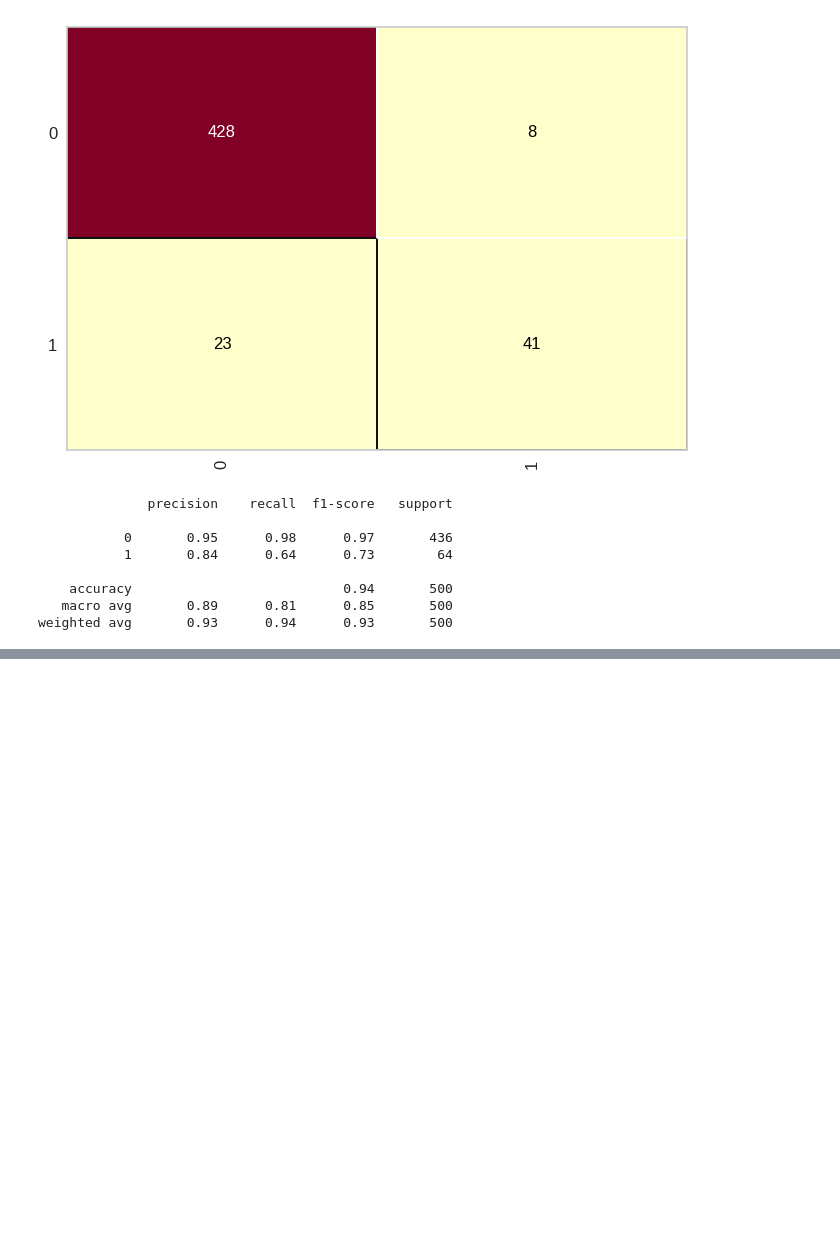
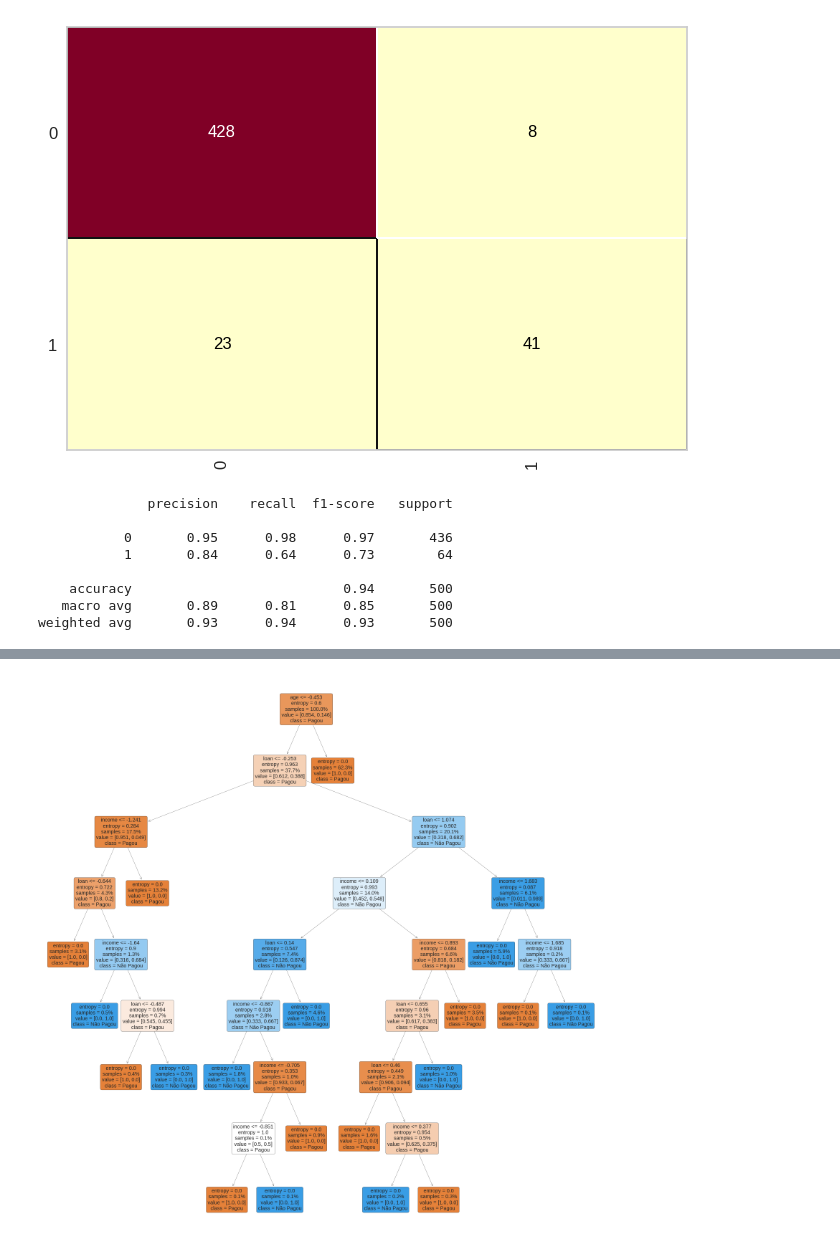
Before and after one commit to Henrique0078/Base_credit_python, a Jupyter notebook: Base_credito.ipynb, the cells around one changed output, grey strips where cells are left out. Saved outputs shown, nothing was run; the diff lists cells and outputs as text; code cells hidden in the pictures; blank space fills up the shorter version.

```diff
--- a/Base_credito.ipynb
+++ b/Base_credito.ipynb
@@ -581,0 +647,3 @@ weighted avg       0.93      0.94      0.93       500
+# %%
+with open('credit.pkl', 'rb') as f:
+  x_credito_treinamento, y_credito_treinamento, x_credito_teste, y_credito_teste = pickle.load(f)
@@ -581,0 +671,7 @@ weighted avg       0.93      0.94      0.93       500
+# %%
+classes = ['income', 'age', 'loan']
+fig, axes = plt.subplots(nrows = 1, ncols = 1, figsize = (20, 20))
+tree.plot_tree(arvore_credito, feature_names=classes, class_names=['Pagou', 'Não Pagou'], filled=True, proportion=True, rounded=True);
+fig.savefig('Arvore_credito.png')
+# %% [output]
+[figure, added]
```
Also changed, not shown: parts of 85 cells of this notebook.
